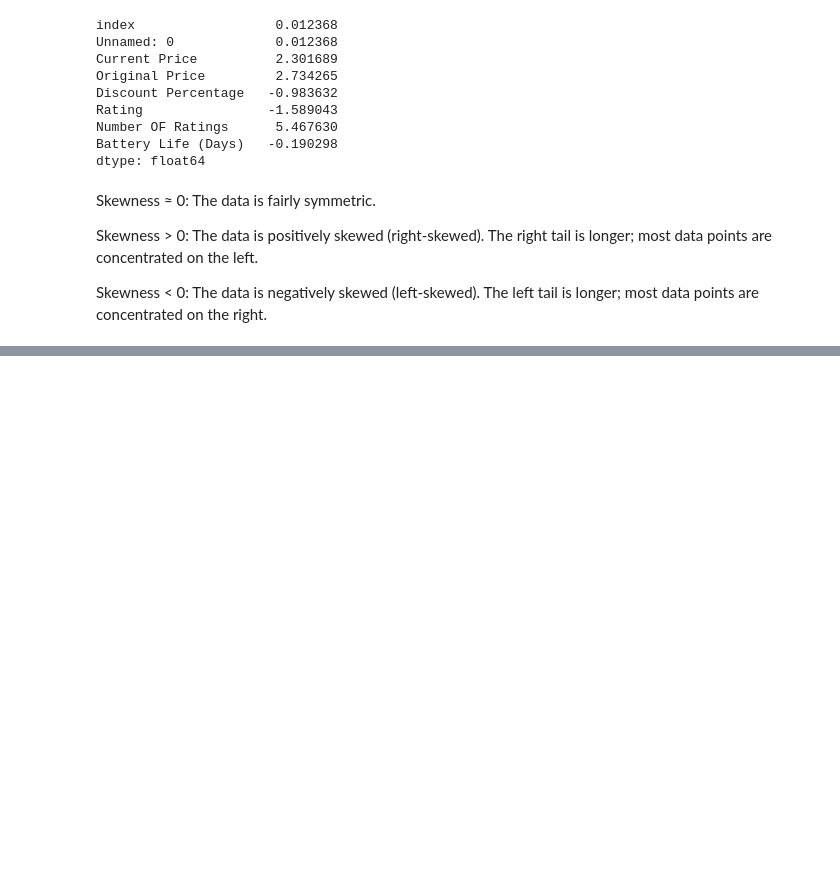
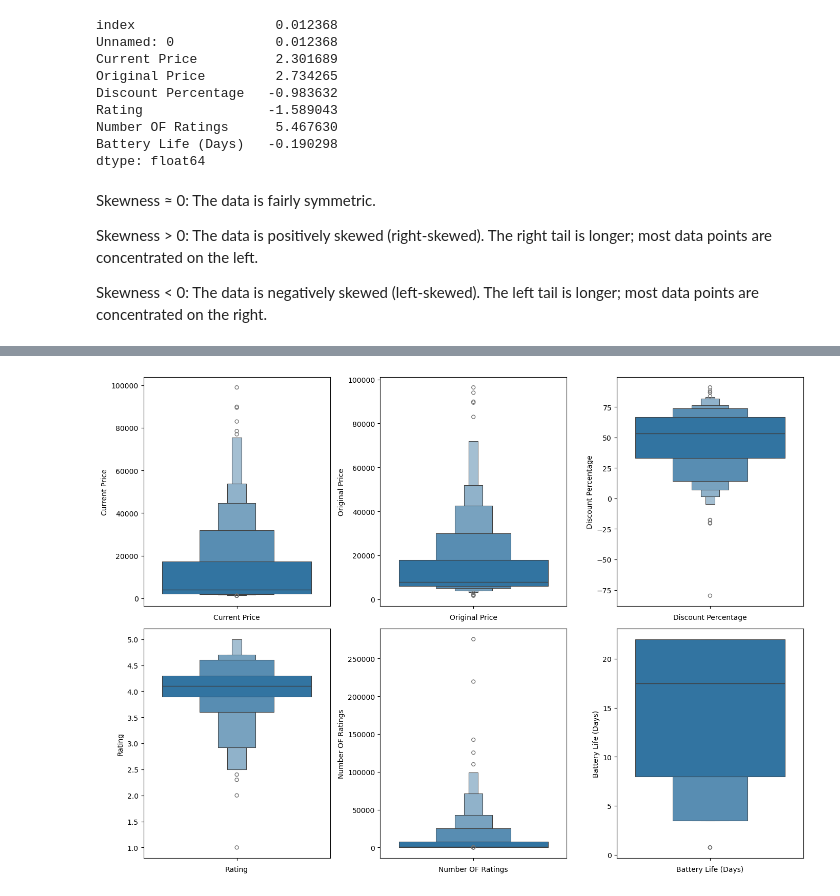
Before and after one commit to wasanjith/Linear-Regression-Model, a Jupyter notebook: docs/main.ipynb, the cells around one changed output, grey strips where cells are left out. Saved outputs shown, nothing was run; the diff lists cells and outputs as text; code cells hidden in the pictures; blank space fills up the shorter version.

```diff
--- a/docs/main.ipynb
+++ b/docs/main.ipynb
@@ -187,0 +271,13 @@ ModuleNotFoundError: No module named 'ydata_profiling'
+# %%
+fig, axes = plt.subplots(nrows=2, ncols=3, figsize=(14, 10))
+
+for i, colum in enumerate(numerical_data):
+    row = i // 3
+    col = i % 3
+    ax = axes[row, col]
+    sns.boxenplot(data=train_df[colum], ax=ax, fill=True)
+    ax.set_xlabel(colum)
+fig.tight_layout()
+plt.show()
+# %% [output]
+[figure, added]
```
Also changed, not shown: parts of 14 cells of this notebook.
